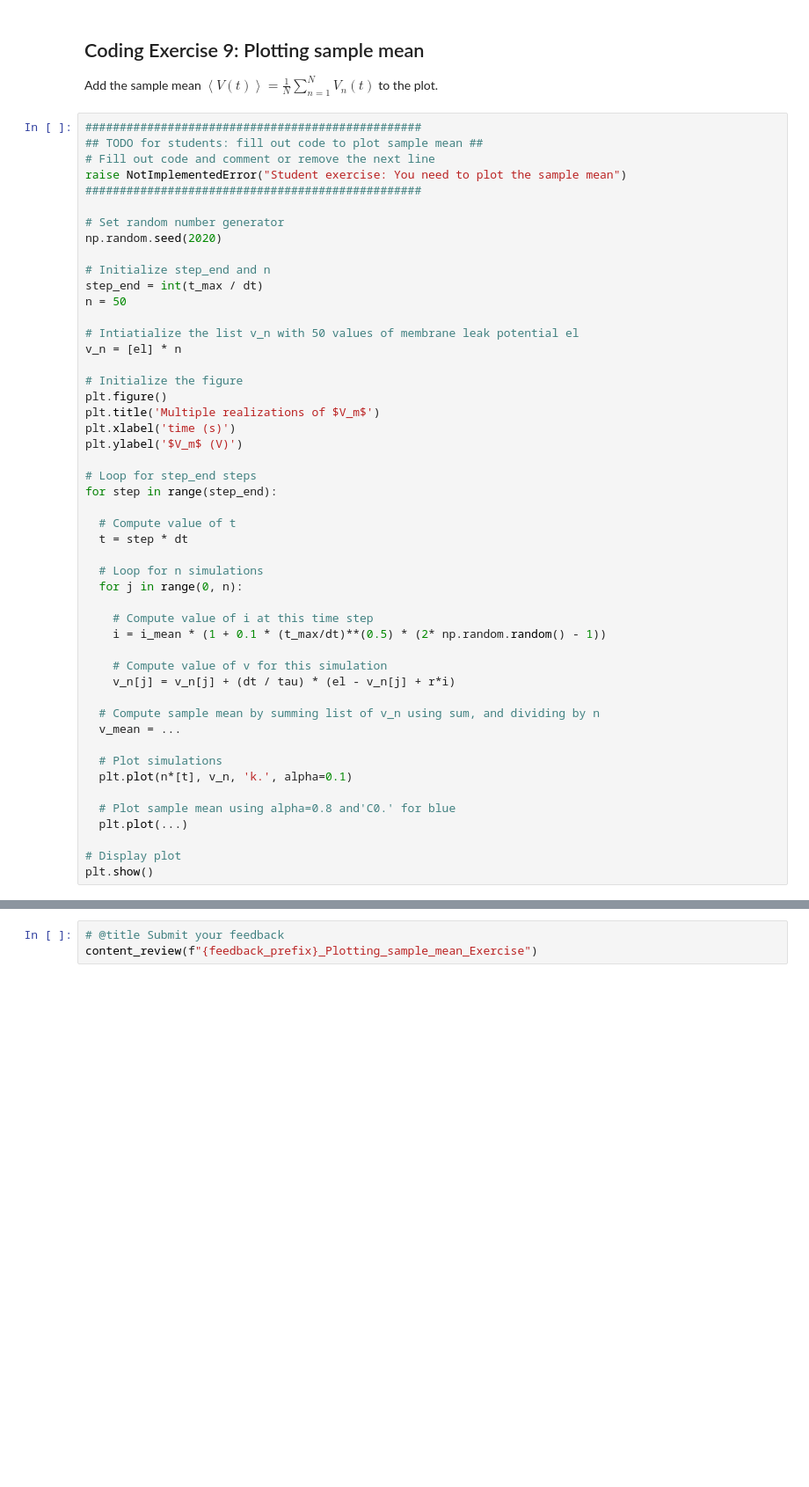
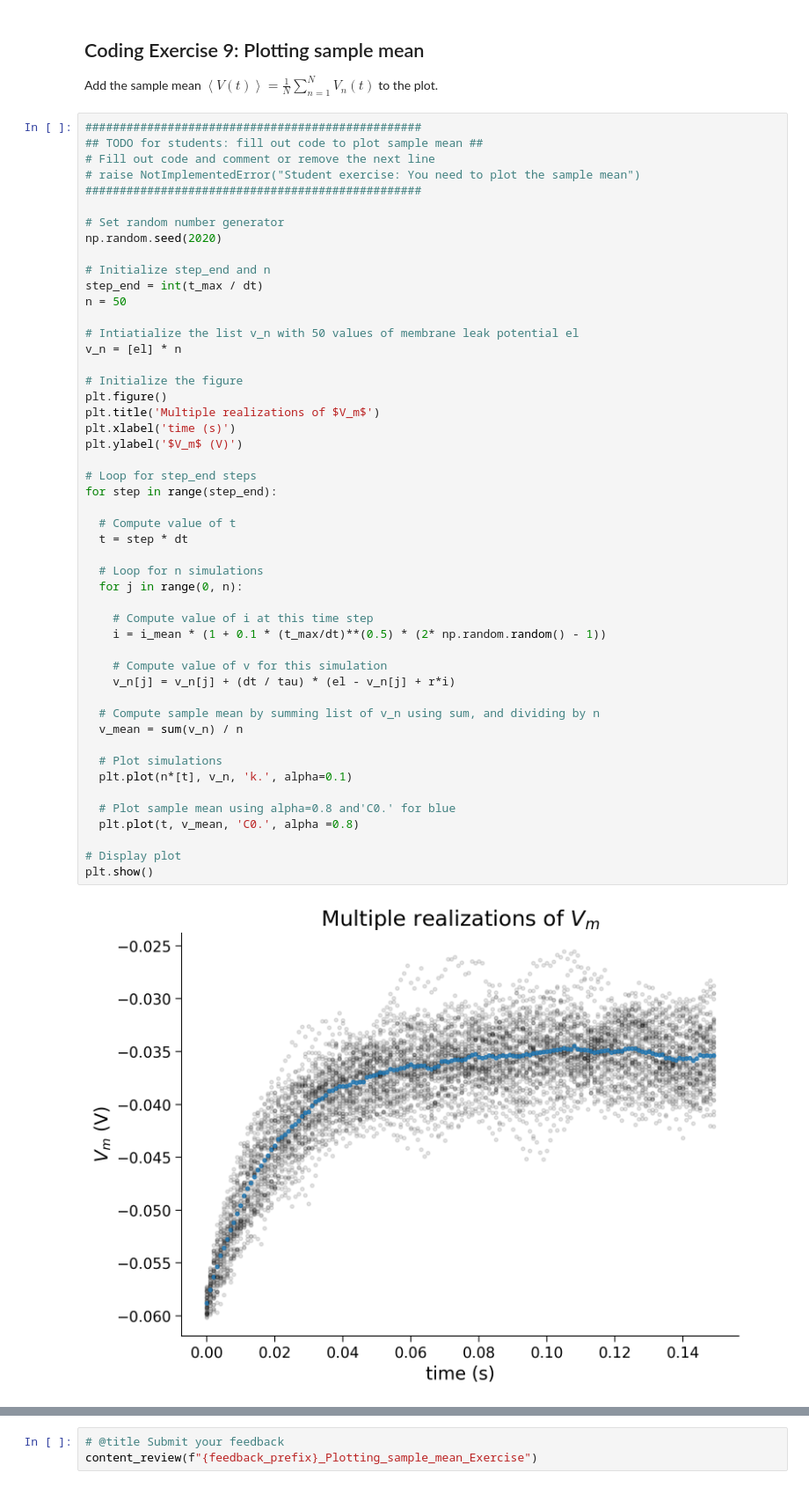
Before and after one commit to timothyngtinhang/fastbook, a Jupyter notebook: tutorials/W0D1_PythonWorkshop1/student/W0D1_Tutorial1.ipynb, the cells around one changed output, grey strips where cells are left out. Shown at 88% size. Drawn from its saved outputs; the diff is of its cells as text; blank space fills up the shorter version.

```diff
--- a/tutorials/W0D1_PythonWorkshop1/student/W0D1_Tutorial1.ipynb
+++ b/tutorials/W0D1_PythonWorkshop1/student/W0D1_Tutorial1.ipynb
@@ -1041,7 +1071,7 @@ Add the sample mean $\left\langle V(t)\right\rangle=\frac{1}{N}\sum_{n=1}^N V_n(
 #################################################
 ## TODO for students: fill out code to plot sample mean ##
 # Fill out code and comment or remove the next line
-raise NotImplementedError("Student exercise: You need to plot the sample mean")
+# raise NotImplementedError("Student exercise: You need to plot the sample mean")
 #################################################
 
 # Set random number generator
@@ -1057,35 +1087,37 @@ v_n = [el] * n
 # Initialize the figure
 plt.figure()
 plt.title('Multiple realizations of $V_m$')
 plt.xlabel('time (s)')
 plt.ylabel('$V_m$ (V)')
 
 # Loop for step_end steps
 for step in range(step_end):
 
   # Compute value of t
   t = step * dt
 
   # Loop for n simulations
   for j in range(0, n):
 
     # Compute value of i at this time step
     i = i_mean * (1 + 0.1 * (t_max/dt)**(0.5) * (2* np.random.random() - 1))
 
     # Compute value of v for this simulation
     v_n[j] = v_n[j] + (dt / tau) * (el - v_n[j] + r*i)
 
   # Compute sample mean by summing list of v_n using sum, and dividing by n
-  v_mean = ...
+  v_mean = sum(v_n) / n
 
   # Plot simulations
   plt.plot(n*[t], v_n, 'k.', alpha=0.1)
 
   # Plot sample mean using alpha=0.8 and'C0.' for blue
-  plt.plot(...)
+  plt.plot(t, v_mean, 'C0.', alpha =0.8)
 
 # Display plot
 plt.show()
+# %% [output]
+[figure, added]
 # %% [markdown]
 [*Click for solution*](https://github.com/NeuromatchAcademy/precourse/tree/main/tutorials/W0D1_PythonWorkshop1/solutions/W0D1_Tutorial1_Solution_684b683f.py)
 
```
Also changed, not shown: parts of 18 cells of this notebook.
